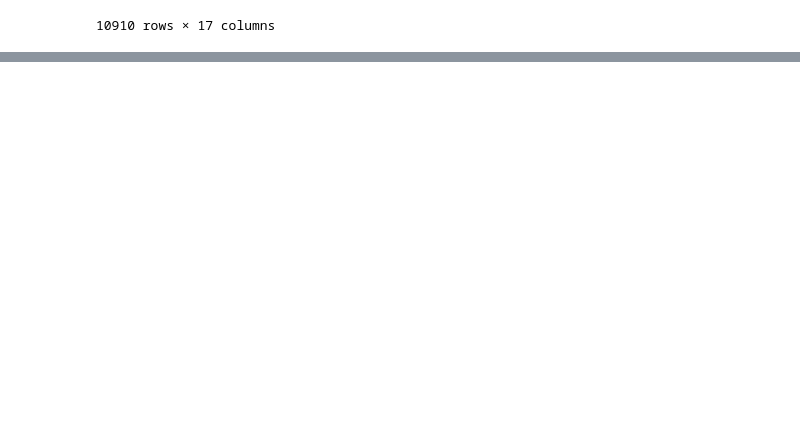
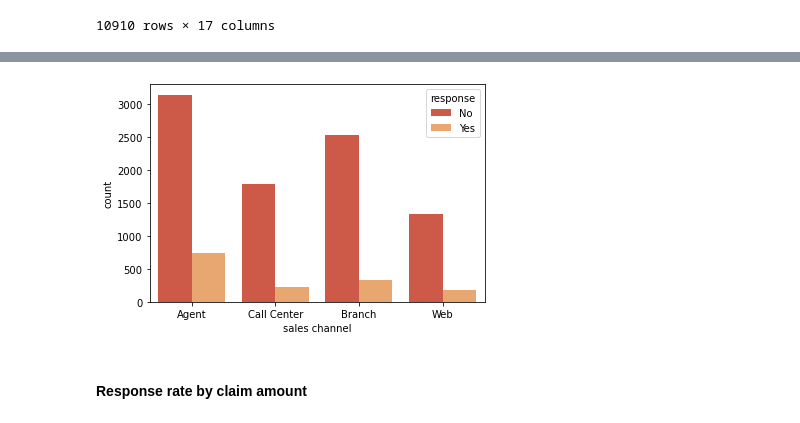
Before and after one commit to ZZN0412/Case_Studies, a Jupyter notebook: Customer_Case_Study.ipynb, the cells around one changed output, grey strips where cells are left out. Saved outputs shown, nothing was run; the diff lists cells and outputs as text; code cells hidden in the pictures; blank space fills up the shorter version.

```diff
--- a/Customer_Case_Study.ipynb
+++ b/Customer_Case_Study.ipynb
@@ -659,0 +680,6 @@ array([[<AxesSubplot:title={'center':'unnamed: 0'}>,
+# %%
+response_rate_by_channel = sns.countplot(x="sales channel", hue="response", data=mark_df)
+# %% [output]
+[figure, added]
+# %% [markdown]
+#### Response rate by claim amount
```
Also changed, not shown: parts of 107 cells of this notebook.
